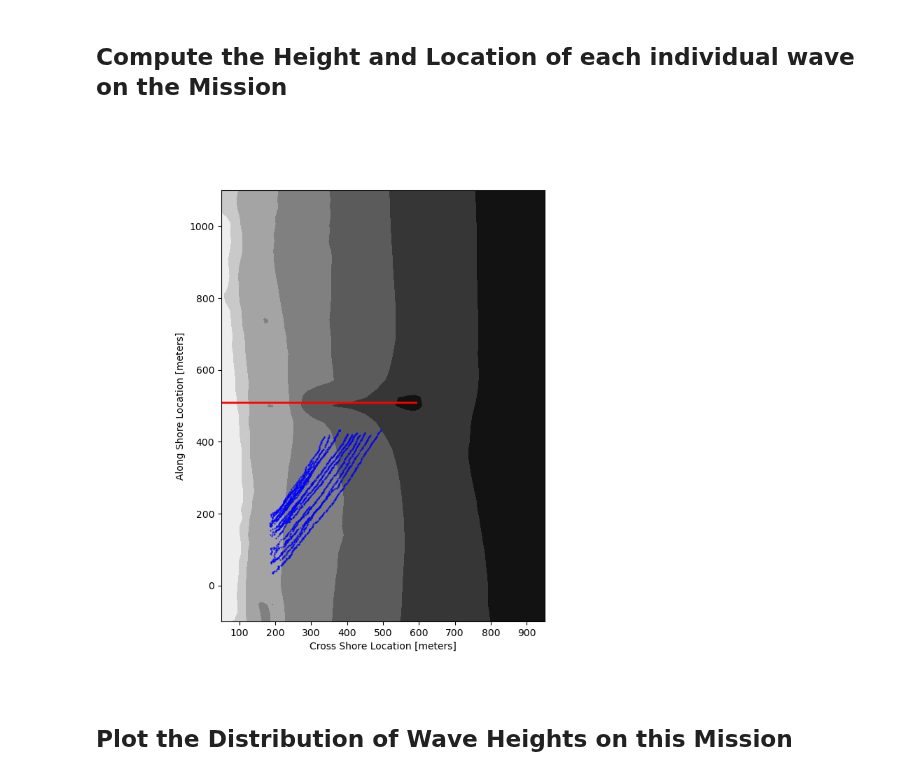
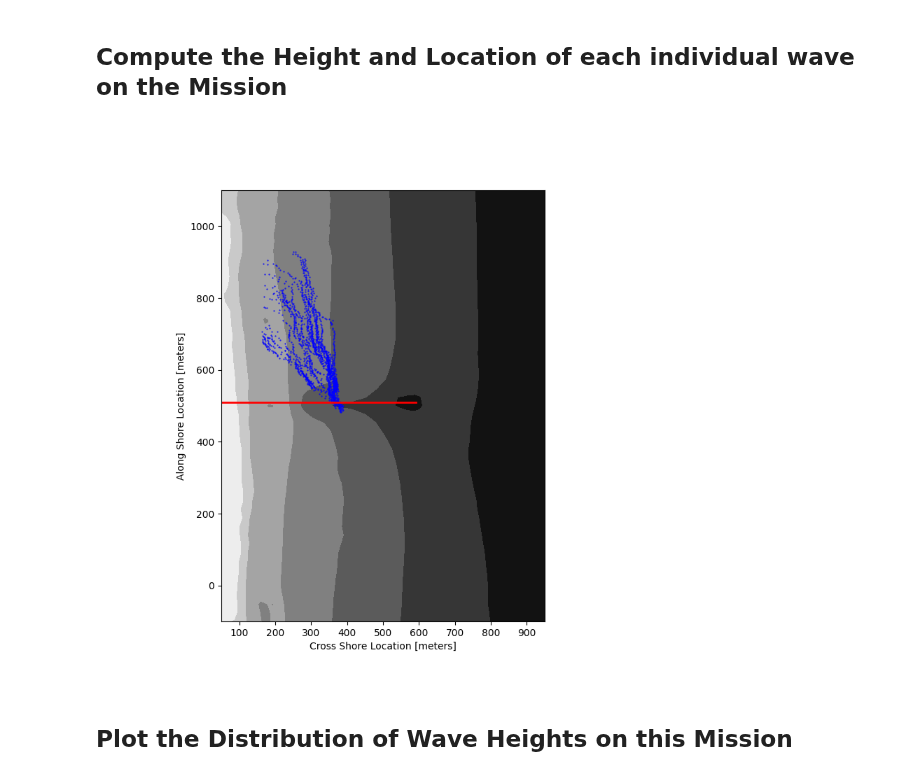
Before and after one commit to SASlabgroup/DUNEXMainExp, a Jupyter notebook: analysis/individual_waves_in_mission.ipynb, the cells around one changed output. Saved outputs shown, nothing was run; the diff lists cells and outputs as text; code cells hidden in the pictures.

```diff
--- a/analysis/individual_waves_in_mission.ipynb
+++ b/analysis/individual_waves_in_mission.ipynb
@@ -13,7 +13,7 @@ import mission_tools
 # %% [markdown]
 ## Load a single mission dataset for analysis
 # %%
-mission_nc_path = '../microSWIFT_data/final_dataset/mission_16.nc'
+mission_nc_path = '../microSWIFT_data/final_dataset/mission_78.nc'
 mission_dataset = nc.Dataset(mission_nc_path, mode='r')
 mission_dataset
 # %% [output]
@@ -57,19 +57,20 @@ mission_tools.plot_mission_eta(mission_dataset)
 # %%
 x_locations = mission_dataset['xFRF'][:]
 y_locations = mission_dataset['yFRF'][:]
 eta = mission_dataset['sea_surface_elevation'][:]
 time = mission_dataset['time'][:]
 
 wave_heights, \
 wave_x_locs, \
-wave_y_locs = mission_tools.compute_individual_waves(x_locations,
+wave_y_locs, \
+wave_periods = mission_tools.compute_individual_waves(x_locations,
                                                      y_locations,
                                                      eta, time,
                                                      bathy_file)
 
 mission_tools.plot_wave_locations(wave_x_locs, wave_y_locs, bathy_file, 'b')
 # %% [output]
-[figure, old version]
+[figure, new version]
 # %% [markdown]
 ## Plot the Distribution of Wave Heights on this Mission
 # %%
```
Also changed, not shown: parts of 8 cells of this notebook, 5 other files.
